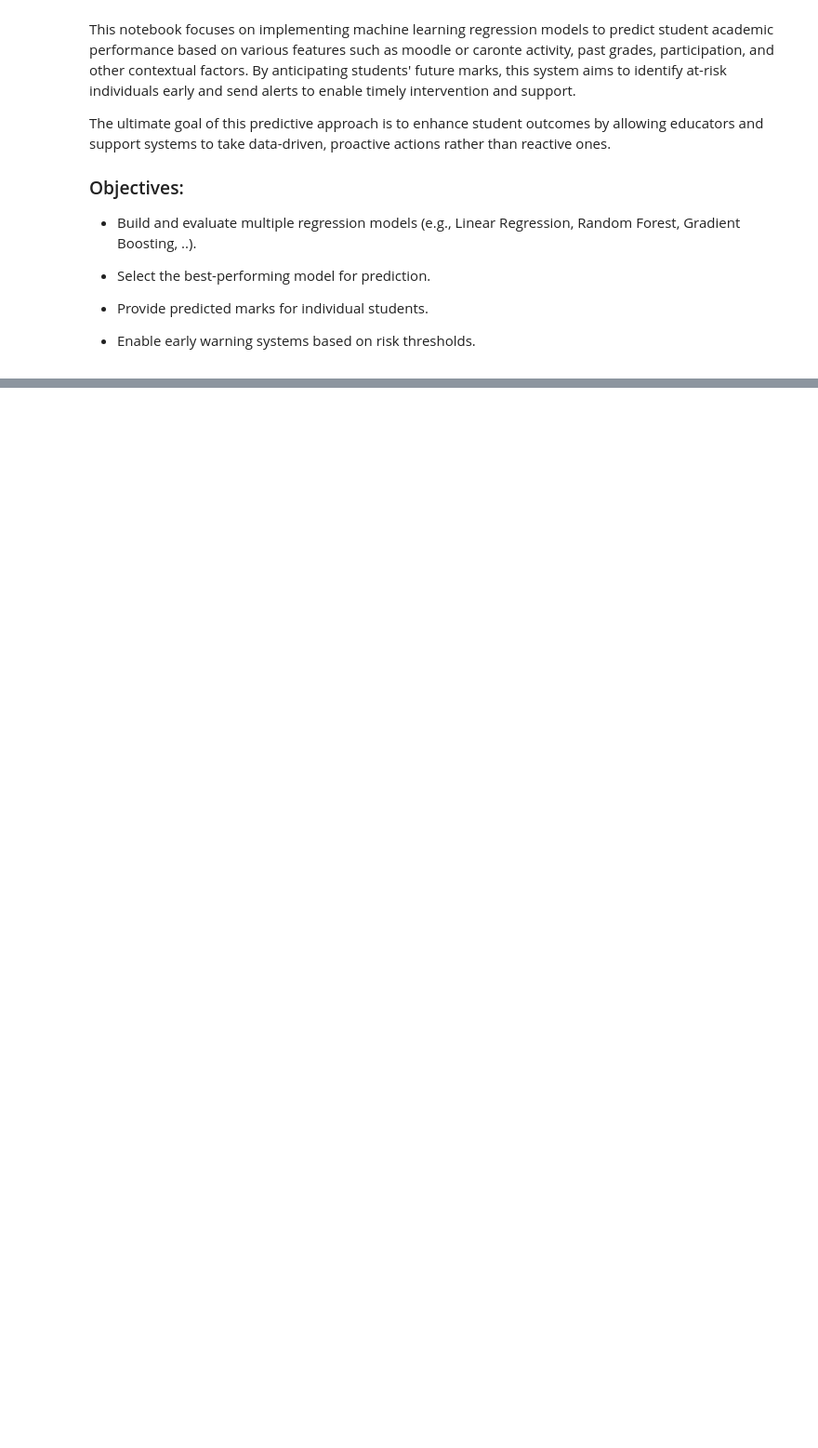
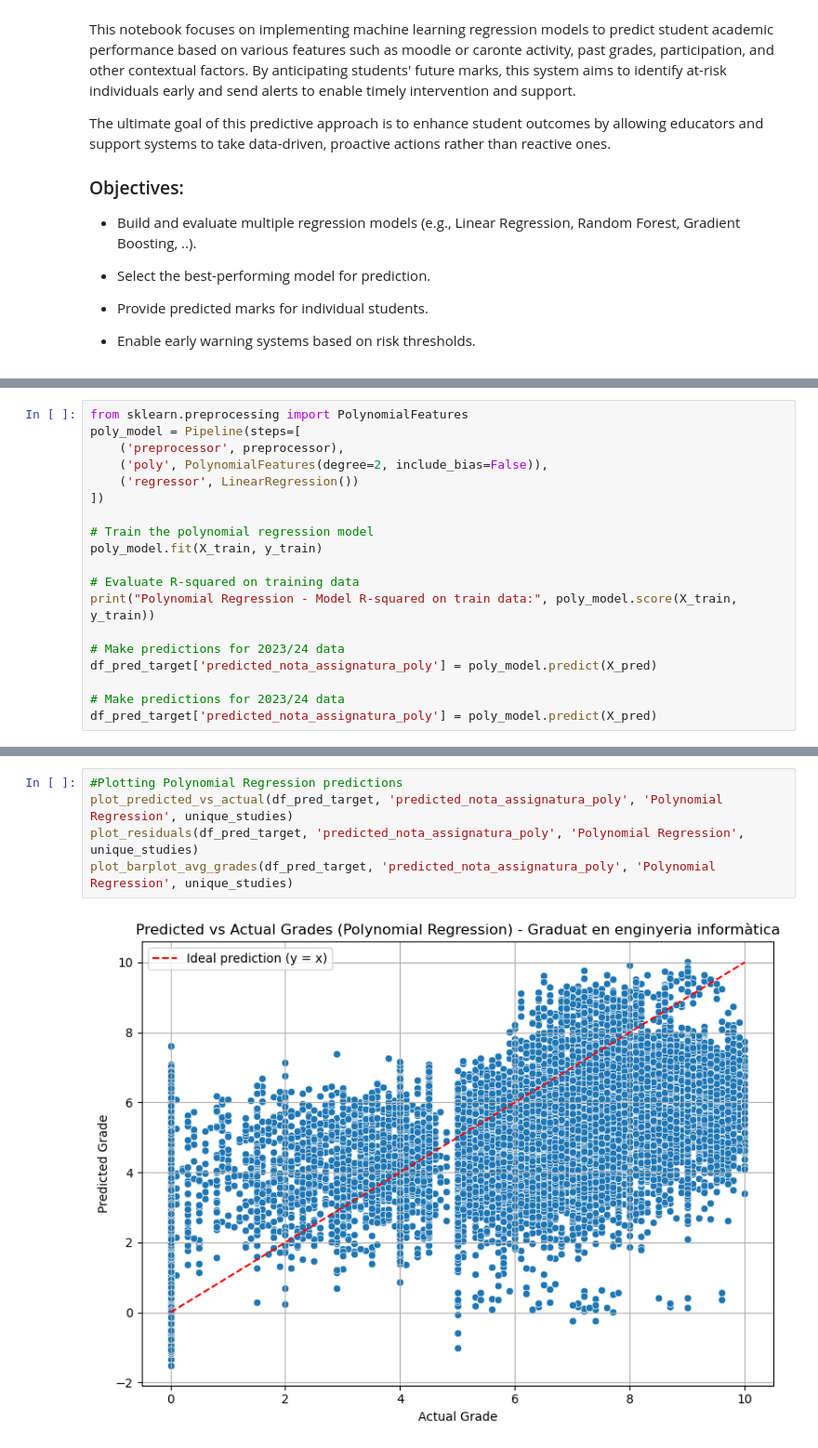
Before and after one commit to laurabolta/Synthesis-Project-I, a Jupyter notebook: Models.ipynb, the cells around one changed output, grey strips where cells are left out. Shown at 93% size. Cells and saved outputs as stored; diff of their text form; blank space fills up the shorter version.

```diff
--- a/Models.ipynb
+++ b/Models.ipynb
@@ -161,0 +261,19 @@ df_pred_target[['id_anonim', 'assignatura', 'nota_assignatura', 'predicted_nota_
+# %%
+from sklearn.preprocessing import PolynomialFeatures
+poly_model = Pipeline(steps=[
+    ('preprocessor', preprocessor),
+    ('poly', PolynomialFeatures(degree=2, include_bias=False)),
+    ('regressor', LinearRegression())
+])
+
+# Train the polynomial regression model
+poly_model.fit(X_train, y_train)
+
+# Evaluate R-squared on training data
+print("Polynomial Regression - Model R-squared on train data:", poly_model.score(X_train, y_train))
+
+# Make predictions for 2023/24 data
+df_pred_target['predicted_nota_assignatura_poly'] = poly_model.predict(X_pred)
+
+# Make predictions for 2023/24 data
+df_pred_target['predicted_nota_assignatura_poly'] = poly_model.predict(X_pred)
@@ -161,0 +297,7 @@ df_pred_target[['id_anonim', 'assignatura', 'nota_assignatura', 'predicted_nota_
+# %%
+#Plotting Polynomial Regression predictions
+plot_predicted_vs_actual(df_pred_target, 'predicted_nota_assignatura_poly', 'Polynomial Regression', unique_studies)
+plot_residuals(df_pred_target, 'predicted_nota_assignatura_poly', 'Polynomial Regression', unique_studies)
+plot_barplot_avg_grades(df_pred_target, 'predicted_nota_assignatura_poly', 'Polynomial Regression', unique_studies)
+# %% [output]
+[figure, added]
```
Also changed, not shown: parts of 33 cells of this notebook, 2 other files.
